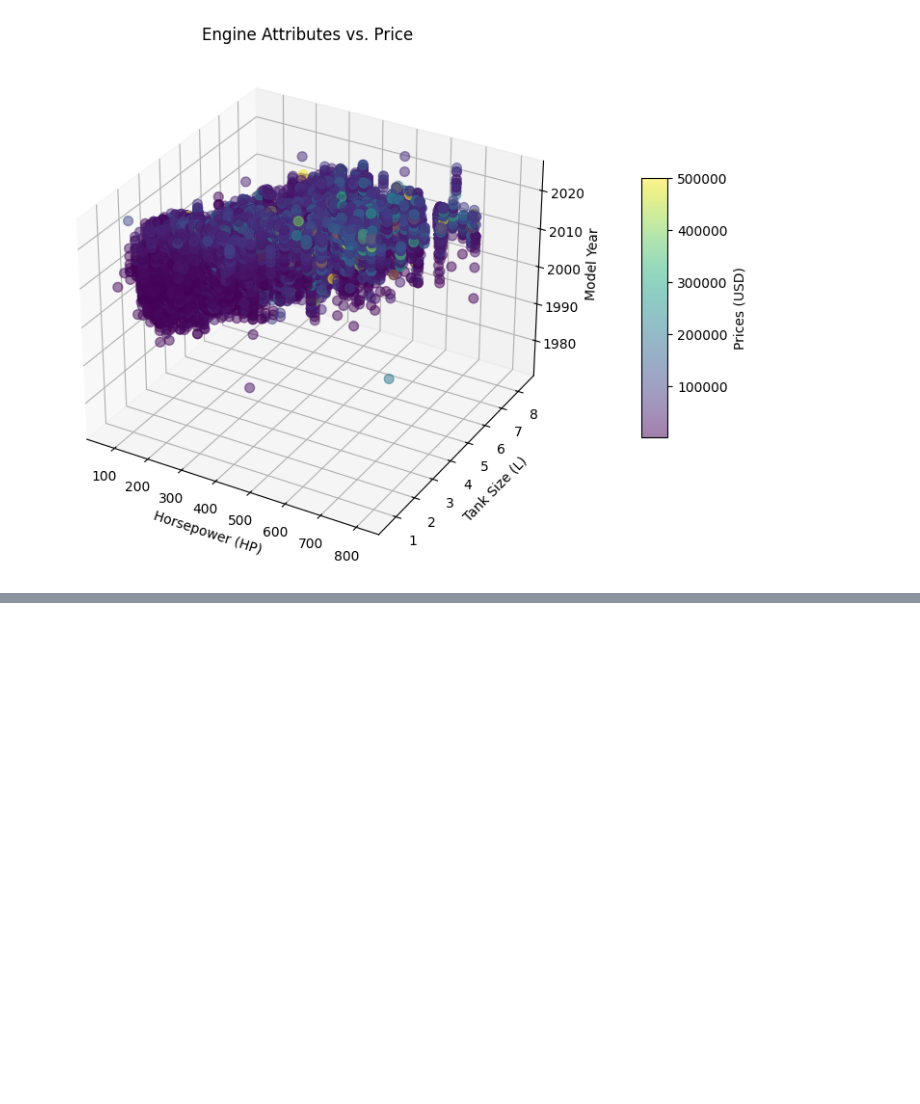
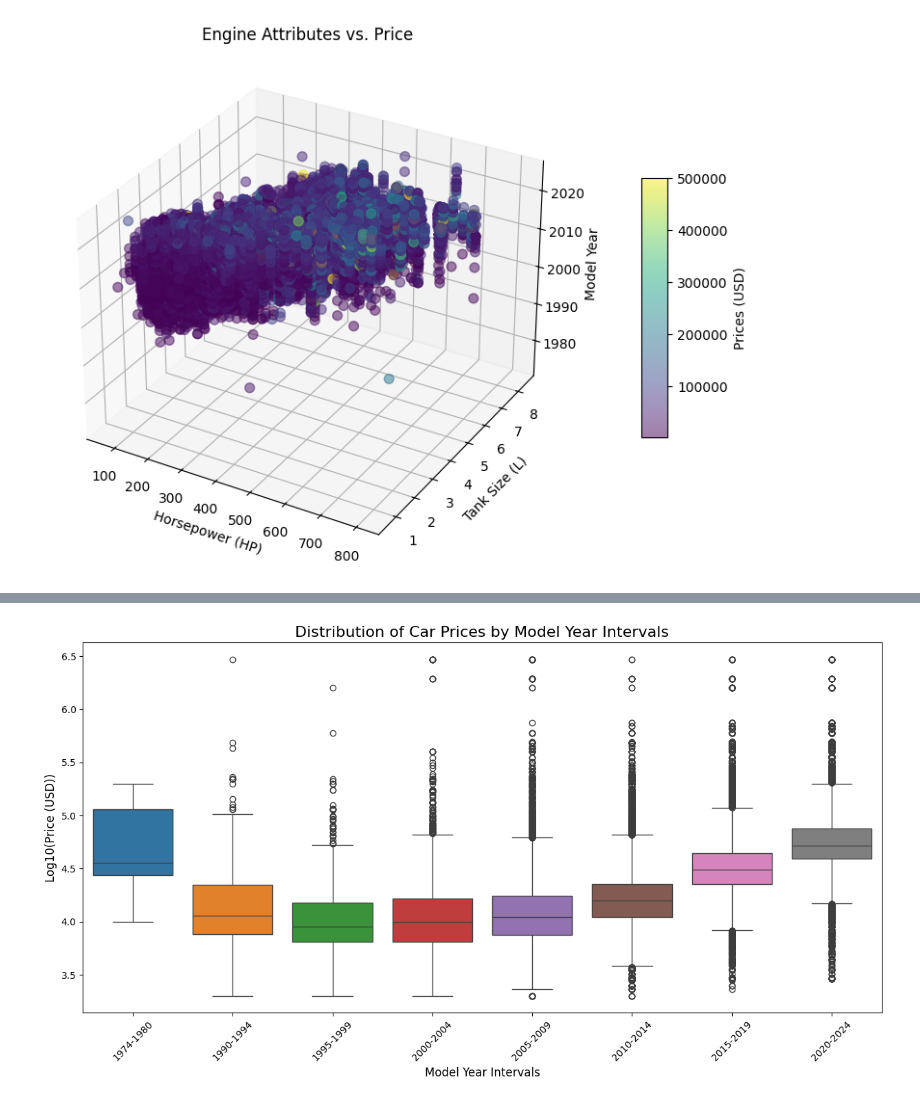
Before and after one commit to YaelDahariBIU/Tabular-Data, a Jupyter notebook: part1.ipynb, the cells around one changed output, grey strips where cells are left out. Drawn from its saved outputs; the diff is of its cells as text; code cells hidden in the pictures; blank space fills up the shorter version.

```diff
--- a/part1.ipynb
+++ b/part1.ipynb
@@ -518,0 +536,27 @@ plt.show()
+# %%
+# Define the intervals
+bins = [1973, 1980, 1994, 1999, 2004, 2009, 2014, 2019, 2024]  # Adjust bins as needed
+labels = ["1974-1980", "1990-1994", "1995-1999", "2000-2004", "2005-2009",
+          "2010-2014", "2015-2019", "2020-2024"]
+
+# Add an interval column
+df_interval = df_tranformed.copy()
+df_interval['year_interval'] = pd.cut(df_interval['model_year'], bins=bins, labels=labels, right=True)
+
+# Clip prices for better visualization
+# prices_clipped = df_interval['price'].clip(0, 500000)
+
+prices_log = np.log10(df_interval['price'])
+
+# Create a box plot
+plt.figure(figsize=(15, 7))
+sns.boxplot(x='year_interval', y=prices_log, data=df_interval, hue='year_interval', legend=False)
+
+# Add titles and labels
+plt.title('Distribution of Car Prices by Model Year Intervals', fontsize=16)
+plt.xlabel('Model Year Intervals', fontsize=12)
+plt.ylabel('Log10(Price (USD))', fontsize=12)
+plt.xticks(rotation=45)
+plt.show()
+# %% [output]
+[figure, added]
```
Also changed, not shown: parts of 2 cells of this notebook.
